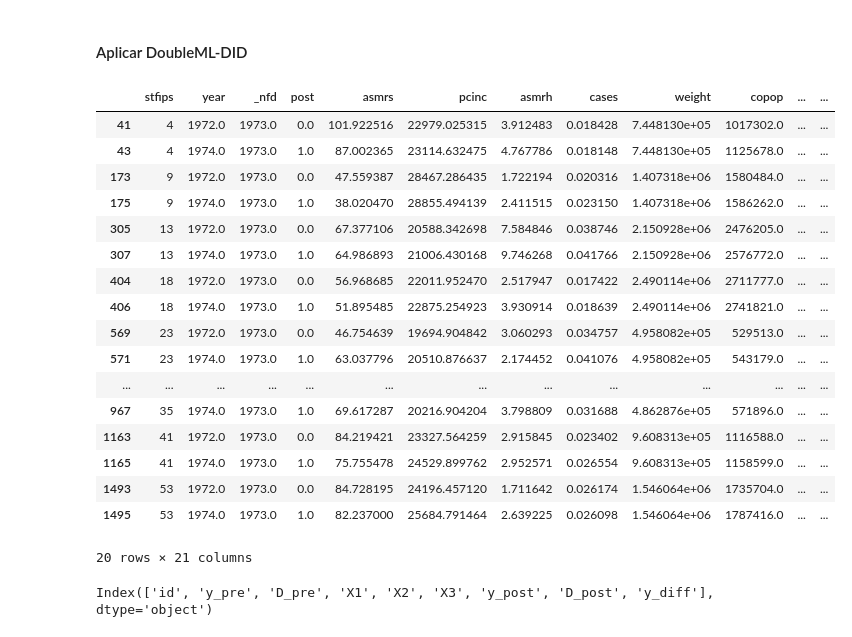
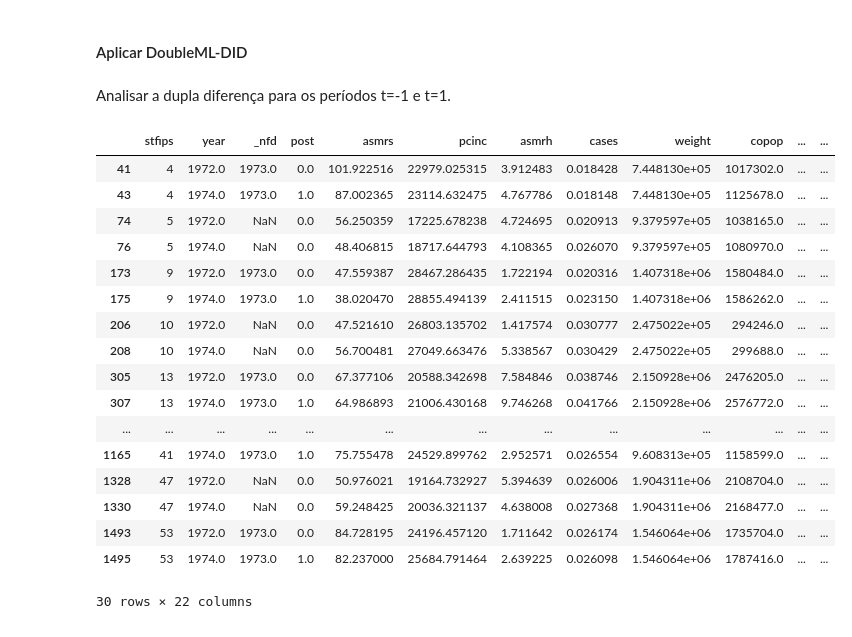
Before and after one commit to Daniel-Uhr/Estimators, a Jupyter notebook: 01_ATTgt_DML.ipynb, the cells around one changed output. Saved outputs shown, nothing was run; the diff lists cells and outputs as text; code cells hidden in the pictures.

```diff
--- a/01_ATTgt_DML.ipynb
+++ b/01_ATTgt_DML.ipynb
@@ -104,25 +111,2 @@ data_sz
 # %% [markdown]
 #### Aplicar DoubleML-DID
-# %%
-# manter na base data_sz apenas t==-1 e t==1
-data_sz_1 = data_sz[data_sz['t'].isin([-1.0, 1.0])]
-data_sz_1
-# %% [output]
-|  | stfips | year | _nfd | post | asmrs | pcinc | asmrh | cases | weight | copop | ... | ... |
-| 41 | 4 | 1972.0 | 1973.0 | 0.0 | 101.922516 | 22979.025315 | 3.912483 | 0.018428 | 7.448130e+05 | 1017302.0 | ... | ... |
-| 43 | 4 | 1974.0 | 1973.0 | 1.0 | 87.002365 | 23114.632475 | 4.767786 | 0.018148 | 7.448130e+05 | 1125678.0 | ... | ... |
-| 173 | 9 | 1972.0 | 1973.0 | 0.0 | 47.559387 | 28467.286435 | 1.722194 | 0.020316 | 1.407318e+06 | 1580484.0 | ... | ... |
-| 175 | 9 | 1974.0 | 1973.0 | 1.0 | 38.020470 | 28855.494139 | 2.411515 | 0.023150 | 1.407318e+06 | 1586262.0 | ... | ... |
-| 305 | 13 | 1972.0 | 1973.0 | 0.0 | 67.377106 | 20588.342698 | 7.584846 | 0.038746 | 2.150928e+06 | 2476205.0 | ... | ... |
-| 307 | 13 | 1974.0 | 1973.0 | 1.0 | 64.986893 | 21006.430168 | 9.746268 | 0.041766 | 2.150928e+06 | 2576772.0 | ... | ... |
-| 404 | 18 | 1972.0 | 1973.0 | 0.0 | 56.968685 | 22011.952470 | 2.517947 | 0.017422 | 2.490114e+06 | 2711777.0 | ... | ... |
-| 406 | 18 | 1974.0 | 1973.0 | 1.0 | 51.895485 | 22875.254923 | 3.930914 | 0.018639 | 2.490114e+06 | 2741821.0 | ... | ... |
-| 569 | 23 | 1972.0 | 1973.0 | 0.0 | 46.754639 | 19694.904842 | 3.060293 | 0.034757 | 4.958082e+05 | 529513.0 | ... | ... |
-| 571 | 23 | 1974.0 | 1973.0 | 1.0 | 63.037796 | 20510.876637 | 2.174452 | 0.041076 | 4.958082e+05 | 543179.0 | ... | ... |
-| ... | ... | ... | ... | ... | ... | ... | ... | ... | ... | ... | ... | ... |
-| 967 | 35 | 1974.0 | 1973.0 | 1.0 | 69.617287 | 20216.904204 | 3.798809 | 0.031688 | 4.862876e+05 | 571896.0 | ... | ... |
-| 1163 | 41 | 1972.0 | 1973.0 | 0.0 | 84.219421 | 23327.564259 | 2.915845 | 0.023402 | 9.608313e+05 | 1116588.0 | ... | ... |
-| 1165 | 41 | 1974.0 | 1973.0 | 1.0 | 75.755478 | 24529.899762 | 2.952571 | 0.026554 | 9.608313e+05 | 1158599.0 | ... | ... |
-| 1493 | 53 | 1972.0 | 1973.0 | 0.0 | 84.728195 | 24196.457120 | 1.711642 | 0.026174 | 1.546064e+06 | 1735704.0 | ... | ... |
-| 1495 | 53 | 1974.0 | 1973.0 | 1.0 | 82.237000 | 25684.791464 | 2.639225 | 0.026098 | 1.546064e+06 | 1787416.0 | ... | ... |
-20 rows × 21 columns
@@ -176,4 +113,34 @@ merged['y_diff'] = merged['y_post'] - merged['y_pre']
-# %%
-print(merged.columns)
-# %% [output]
-Index(['id', 'y_pre', 'D_pre', 'X1', 'X2', 'X3', 'y_post', 'D_post', 'y_diff'], dtype='object')
+# %% [markdown]
+Analisar a dupla diferença para os períodos t=-1 e t=1.
+# %%
+# 1. Manter na base apenas t == -1, t == 1 ou t == NA
+data_sz_1 = data_sz[(data_sz['t'].isin([-1.0, 1.0])) | (data_sz['t'].isna())]
+
+# 2. Identificar anos dos tratados
+anos_tratados = data_sz_1[data_sz_1['never_treated'] == 0]['year'].unique()
+
+# 3. Filtrar: manter tratados ou never_treated com anos dos tratados
+data_sz_1 = data_sz_1[
+    (data_sz_1['never_treated'] == 0) |
+    ((data_sz_1['never_treated'] == 1) & (data_sz_1['year'].isin(anos_tratados)))
+]
+data_sz_1
+# %% [output]
+|  | stfips | year | _nfd | post | asmrs | pcinc | asmrh | cases | weight | copop | ... | ... |
+| 41 | 4 | 1972.0 | 1973.0 | 0.0 | 101.922516 | 22979.025315 | 3.912483 | 0.018428 | 7.448130e+05 | 1017302.0 | ... | ... |
+| 43 | 4 | 1974.0 | 1973.0 | 1.0 | 87.002365 | 23114.632475 | 4.767786 | 0.018148 | 7.448130e+05 | 1125678.0 | ... | ... |
+| 74 | 5 | 1972.0 | NaN | 0.0 | 56.250359 | 17225.678238 | 4.724695 | 0.020913 | 9.379597e+05 | 1038165.0 | ... | ... |
+| 76 | 5 | 1974.0 | NaN | 0.0 | 48.406815 | 18717.644793 | 4.108365 | 0.026070 | 9.379597e+05 | 1080970.0 | ... | ... |
+| 173 | 9 | 1972.0 | 1973.0 | 0.0 | 47.559387 | 28467.286435 | 1.722194 | 0.020316 | 1.407318e+06 | 1580484.0 | ... | ... |
+| 175 | 9 | 1974.0 | 1973.0 | 1.0 | 38.020470 | 28855.494139 | 2.411515 | 0.023150 | 1.407318e+06 | 1586262.0 | ... | ... |
+| 206 | 10 | 1972.0 | NaN | 0.0 | 47.521610 | 26803.135702 | 1.417574 | 0.030777 | 2.475022e+05 | 294246.0 | ... | ... |
+| 208 | 10 | 1974.0 | NaN | 0.0 | 56.700481 | 27049.663476 | 5.338567 | 0.030429 | 2.475022e+05 | 299688.0 | ... | ... |
+| 305 | 13 | 1972.0 | 1973.0 | 0.0 | 67.377106 | 20588.342698 | 7.584846 | 0.038746 | 2.150928e+06 | 2476205.0 | ... | ... |
+| 307 | 13 | 1974.0 | 1973.0 | 1.0 | 64.986893 | 21006.430168 | 9.746268 | 0.041766 | 2.150928e+06 | 2576772.0 | ... | ... |
+| ... | ... | ... | ... | ... | ... | ... | ... | ... | ... | ... | ... | ... |
+| 1165 | 41 | 1974.0 | 1973.0 | 1.0 | 75.755478 | 24529.899762 | 2.952571 | 0.026554 | 9.608313e+05 | 1158599.0 | ... | ... |
+| 1328 | 47 | 1972.0 | NaN | 0.0 | 50.976021 | 19164.732927 | 5.394639 | 0.026006 | 1.904311e+06 | 2108704.0 | ... | ... |
+| 1330 | 47 | 1974.0 | NaN | 0.0 | 59.248425 | 20036.321137 | 4.638008 | 0.027368 | 1.904311e+06 | 2168477.0 | ... | ... |
+| 1493 | 53 | 1972.0 | 1973.0 | 0.0 | 84.728195 | 24196.457120 | 1.711642 | 0.026174 | 1.546064e+06 | 1735704.0 | ... | ... |
+| 1495 | 53 | 1974.0 | 1973.0 | 1.0 | 82.237000 | 25684.791464 | 2.639225 | 0.026098 | 1.546064e+06 | 1787416.0 | ... | ... |
+30 rows × 22 columns
```
Also changed, not shown: parts of 27 cells of this notebook.
